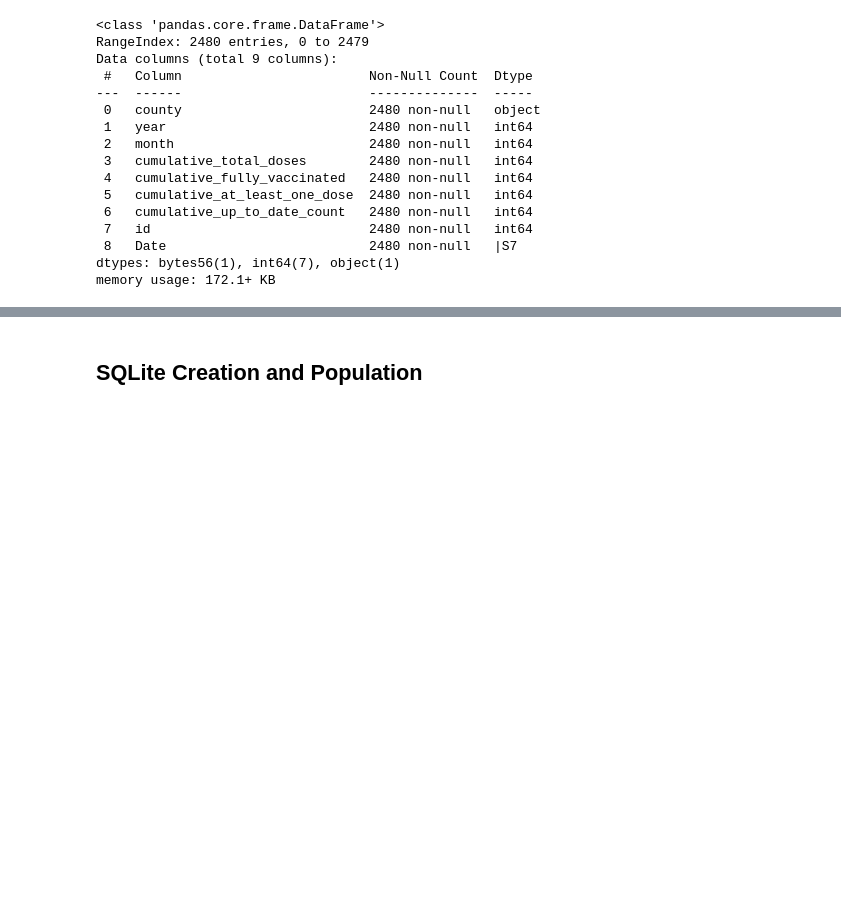
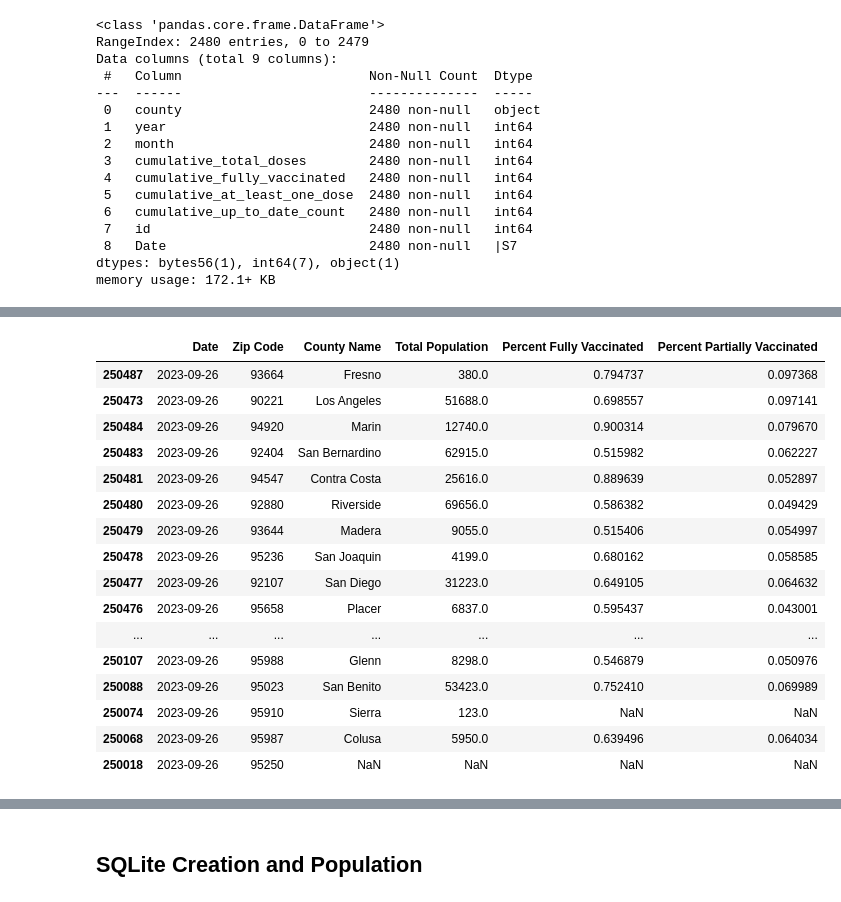
Before and after one commit to Nicole-Ham/Project-3-Covid, a Jupyter notebook: python/Data_Cleaning.ipynb, the cells around one changed output, grey strips where cells are left out. Cells and saved outputs as stored; diff of their text form; code cells hidden in the pictures; blank space fills up the shorter version.

```diff
--- a/python/Data_Cleaning.ipynb
+++ b/python/Data_Cleaning.ipynb
@@ -495,0 +498,2 @@ clean_complete_vaccine.to_json('../Data/VaccineComplete.json')
+# %%
+df = pd.read_csv("COVID19VaccineRecords.csv", low_memory=False, encoding='utf-8')
@@ -495,0 +543,3 @@ clean_complete_vaccine.to_json('../Data/VaccineComplete.json')
+# %%
+# Delete the last column
+df = df.drop(df.columns[-1], axis=1)
@@ -495,0 +555,40 @@ clean_complete_vaccine.to_json('../Data/VaccineComplete.json')
+# %%
+drops_vaccine = [
+    "Age 12+ Population",
+    "Age 5+ Population",
+    "Vaccine Source",
+    "Health Jurisdiction",
+    "Up To Date Count",
+    "Fully Vaccinated",
+    "Partially Vaccinated",
+    "Percent With 1+ Dose",
+    "Vaccine Quartile",
+    "ID"
+
+]
+
+df.drop(columns=drops_vaccine, inplace=True)
+# %%
+# Keeping the latest dates for each Zip Code
+df.sort_values(by='Date', ascending=False, inplace=True)
+df.drop_duplicates(subset='County Name', keep='first', inplace=True)
+# %%
+df
+# %% [output]
+|  | Date | Zip Code | County Name | Total Population | Percent Fully Vaccinated | Percent Partially Vaccinated |
+| 250487 | 2023-09-26 | 93664 | Fresno | 380.0 | 0.794737 | 0.097368 |
+| 250473 | 2023-09-26 | 90221 | Los Angeles | 51688.0 | 0.698557 | 0.097141 |
+| 250484 | 2023-09-26 | 94920 | Marin | 12740.0 | 0.900314 | 0.079670 |
+| 250483 | 2023-09-26 | 92404 | San Bernardino | 62915.0 | 0.515982 | 0.062227 |
+| 250481 | 2023-09-26 | 94547 | Contra Costa | 25616.0 | 0.889639 | 0.052897 |
+| 250480 | 2023-09-26 | 92880 | Riverside | 69656.0 | 0.586382 | 0.049429 |
+| 250479 | 2023-09-26 | 93644 | Madera | 9055.0 | 0.515406 | 0.054997 |
+| 250478 | 2023-09-26 | 95236 | San Joaquin | 4199.0 | 0.680162 | 0.058585 |
+| 250477 | 2023-09-26 | 92107 | San Diego | 31223.0 | 0.649105 | 0.064632 |
+| 250476 | 2023-09-26 | 95658 | Placer | 6837.0 | 0.595437 | 0.043001 |
+| ... | ... | ... | ... | ... | ... | ... |
+| 250107 | 2023-09-26 | 95988 | Glenn | 8298.0 | 0.546879 | 0.050976 |
+| 250088 | 2023-09-26 | 95023 | San Benito | 53423.0 | 0.752410 | 0.069989 |
+| 250074 | 2023-09-26 | 95910 | Sierra | 123.0 | NaN | NaN |
+| 250068 | 2023-09-26 | 95987 | Colusa | 5950.0 | 0.639496 | 0.064034 |
+| 250018 | 2023-09-26 | 95250 | NaN | NaN | NaN | NaN |
```
Also changed, not shown: parts of 33 cells of this notebook, 8 other files.
